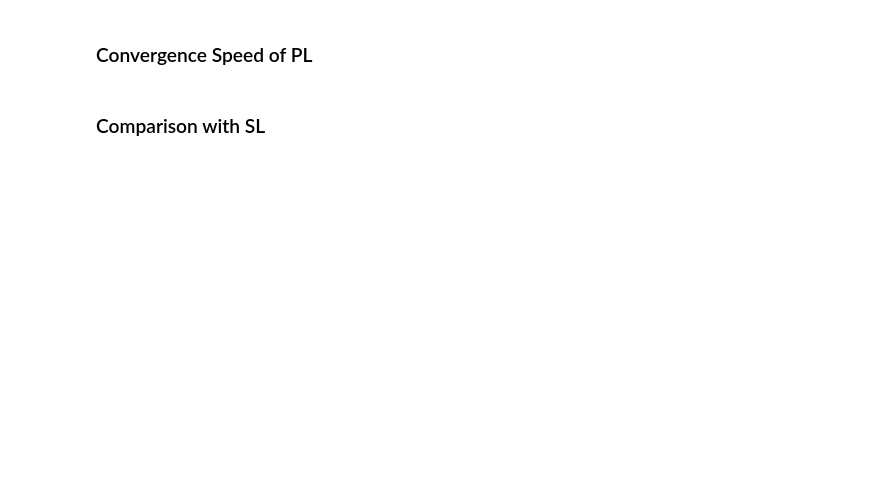
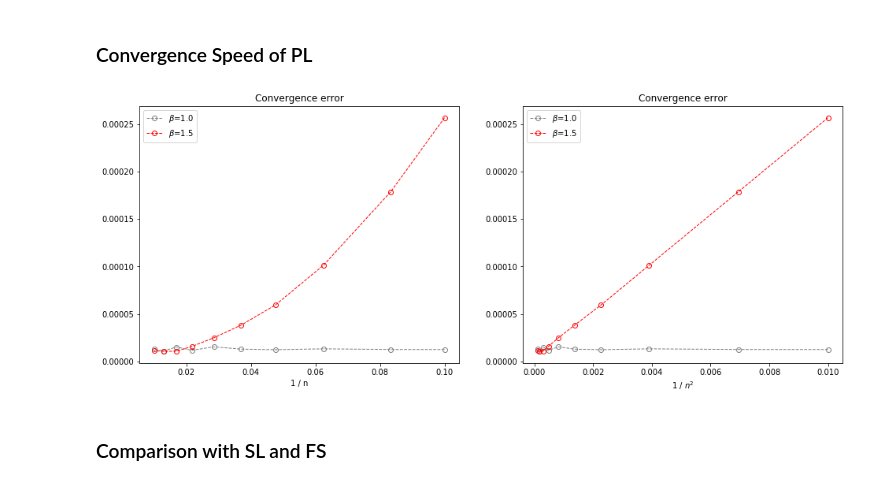
Before and after one commit to nguigs/ladder-methods, a Jupyter notebook: Convergence Analysis.ipynb, the cells around one changed output. Cells and saved outputs as stored; diff of their text form; code cells hidden in the pictures; blank space fills up the shorter version.

```diff
--- a/Convergence Analysis.ipynb
+++ b/Convergence Analysis.ipynb
@@ -168,32 +175,33 @@ print(is_symmetric)
 # %%
 plt.figure(figsize=(16, 6));
 ax_abs = plt.subplot(121)
 ax_straight = plt.subplot(122)
 for beta, col in zip([1., 1.5],  ['gray', 'r', 'b', 'g']):
     tools.set_anisotropic_metric(beta)
 
     # take orthonormal basis vectors that don't change when changing the metric
     tan_a = tools.basis[0]
     tan_b = tools.basis[4]
     tan_b = space.compose(point, tan_b)
     tan_a = space.compose(point, tan_a)
 
     # exact parallel transport
     exact_transport, end_point = tools.parallel_transport(tan_a, tan_b, point)
     exact_transport_tan_b = tools.log(tools.exp(2 * tan_b, point, n_steps=20), end_point, tol=1e-14, n_steps=20)
 
     abs_error = []
     longitudinal_error = []
     for n_rungs in n_range:
-        ladder, end_point = tools.pole_ladder(
-            tan_a / n_rungs, tan_b, point, n_rungs=n_rungs, step='rk4', n_steps=1, tol=1e-14)
-        transported = ladder * n_rungs
+        transported, end_point = tools.pole_ladder(
+            tan_a, tan_b, point, n_rungs=n_rungs, step='rk4', n_steps=1, tol=1e-14)
         abs_error.append(tools.norm(transported - exact_transport, end_point))
 
     utils.make_plot(ax_abs, abs_error, [1 / k for k in n_range], col=col, label=rf'$\beta$={beta}')
     utils.make_plot(
         ax_straight, abs_error, [1 / k ** 2 for k in n_range], col=col, label=rf'$\beta$={beta}',
         xlabel = r'1 / $n^2$')
 plt.show()
+# %% [output]
+[figure, added]
 # %% [markdown]
-### Comparison with SL
+### Comparison with SL and FS
```
Also changed, not shown: parts of 9 cells of this notebook, 1 other file.
